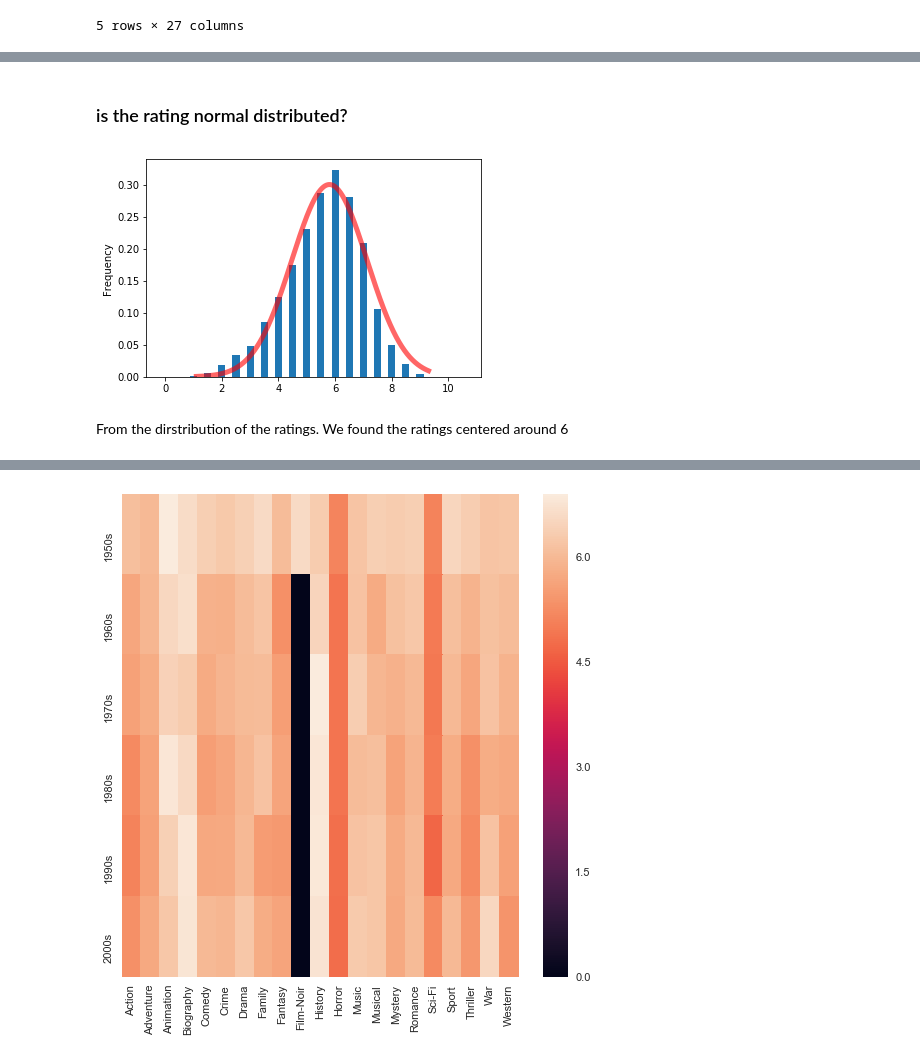
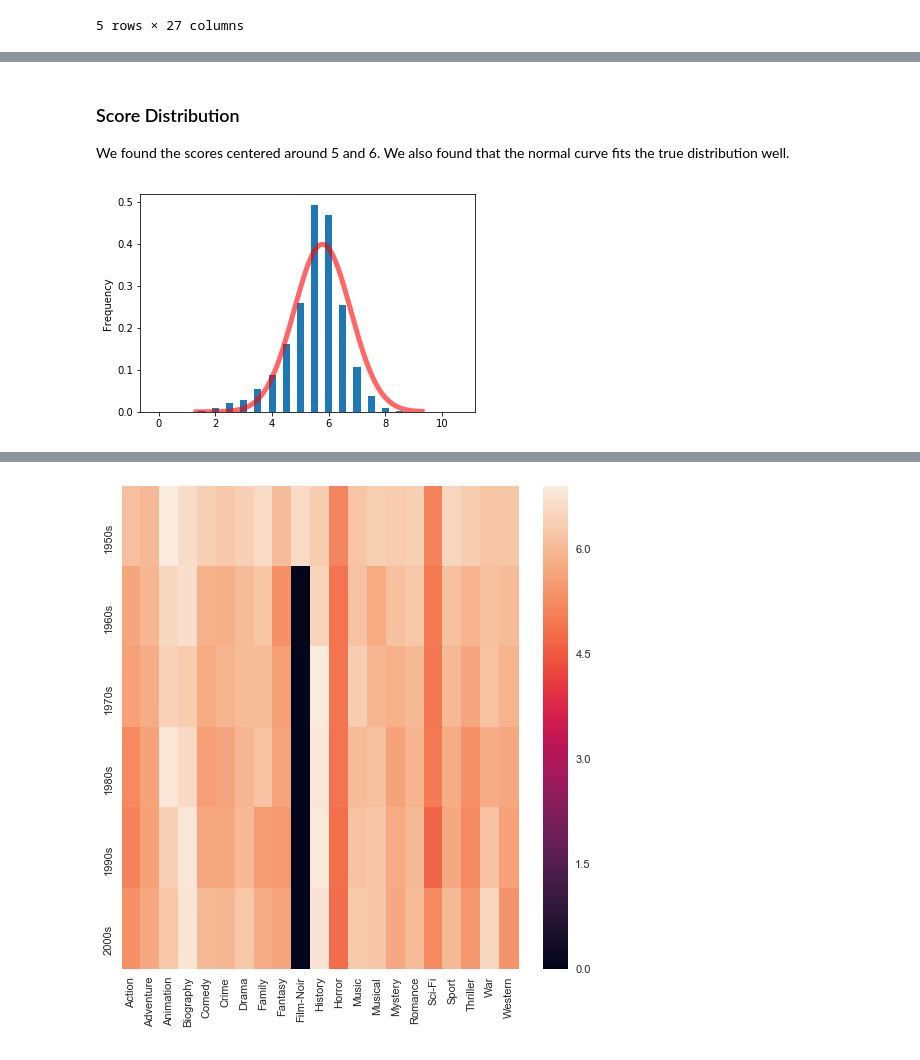
Before and after one commit to euyniy/Practical-Data-Science-Project, a Jupyter notebook: Analysis.ipynb, the cells around one changed output, grey strips where cells are left out. Cells and saved outputs as stored; diff of their text form; code cells hidden in the pictures.

```diff
--- a/Analysis.ipynb
+++ b/Analysis.ipynb
@@ -16,12 +41,8 @@ In order to obtain the data, we used 2 libraries. First we get the webpages in H
 # %%
-import requests, re
-import pandas as pd
-import numpy as np
-from time import sleep
-from bs4 import BeautifulSoup
 GENRES = ['Action', 'Adventure', 'Animation', 'Biography', 'Comedy', 'Crime', 'Documentary', 'Drama', 'Family',
 'Fantasy', 'Film-Noir', 'Game-Show', 'History', 'Horror', 'Music', 'Musical', 'Mystery', 'News', 'Reality-TV',
 'Romance', 'Sci-Fi', 'Sport', 'Talk-Show', 'Thriller', 'War', 'Western']
+FORMATTED = ["Genre_"+genre for genre in GENRES]
 # %% [markdown]
 the function that parses a single HTML page
 # %%
@@ -89,21 +110,11 @@ def parse_page(html, df):
 # %% [markdown]
 below is an example of a processed webpage.
 # %%
-d = pd.DataFrame(columns=['Name', "Rating", "Year", "Votes", "Gross", "Summary",
-                            "Genre_Action", "Genre_Adventure", "Genre_Animation",
-                            "Genre_Biography", "Genre_Comedy", "Genre_Crime",
-                            "Genre_Documentary", "Genre_Drama", "Genre_Family",
-                            "Genre_Fantasy", "Genre_Film-Noir", "Genre_Game-Show",
-                            "Genre_History", "Genre_Horror", "Genre_Music",
-                            "Genre_Musical", "Genre_Mystery", "Genre_News",
-                            "Genre_Reality-TV", "Genre_Romance", "Genre_Sci-Fi",
-                            "Genre_Sport", "Genre_Talk-Show", "Genre_Thriller",
-                            "Genre_War", "Genre_Western"])
-# demo & debug
+d = pd.DataFrame(columns=(['Name', "Rating", "Year", "Votes", "Gross", "Summary"]+FORMATTED))
 html = requests.get("https://www.imdb.com/search/title?title_type=feature&release_date=2014-01-01,&num_votes=1,&countries=us&count=250&sort=release_date,asc").text
 (df, link) = (parse_page(html, d))
 print(link)
-df.head()
+df.head(1)
 # %% [output]
 http://www.imdb.com/search/title?title_type=feature&release_date=2014-01-01,&num_votes=1,&countries=us&count=250&sort=release_date,asc&page=2&ref_=adv_nxt
 |  | Name | Rating | Year | Votes | Gross | Summary | Genre_Action | Genre_Adventure | Genre_Animation | ... |
@@ -149,7 +147,5 @@ df1 = pd.read_pickle("mov-1.pkl")
 df2 = pd.read_pickle("mov-2.pkl")
 df3 = pd.read_pickle("mov-3.pkl")
 movie_df = pd.concat([df1,df2, df3]).drop_duplicates().reset_index(drop=True)
-movie_df = movie_df[movie_df[movie_df.columns[6:]].sum(axis = 1) != 0]
-movie_df = movie_df[movie_df['Year'] <= 2010]
-movie_df.head()
+movie_df.shape
 # %% [output]
@@ -204,6 +206,7 @@ from collections import deque
 def get_values(df):
     v = []
     R = []
+    # loop through genres
     for genre in df.columns[6:-1]:
         v1 = sum(df[df[genre] == 1]['Votes'])
         r1 = np.mean(df[df[genre] == 1]['Rating'])
@@ -212,12 +215,22 @@ def get_values(df):
     m = np.mean(df['Votes'])
     C = np.mean(df['Rating'])
     return np.asarray(R), np.asarray(v), m, C
+
 def true_bayesian_estimate(df):
+    '''
+        df: movie data frame
+        return: the scores for each genre movie average score in the dataframe(the movie)
+    '''
     R, v, m, C = get_values(df)
     return (v/(v+m))*R + (m/(v+m))*C
+
 def true_bayesian_estimate_1(df):
+    '''
+        df: movie data frame
+        return: the scores for each row in the dataframe(the movie)
+    '''
     R = df["Rating"]
     v = df["Votes"]
-    m = v.quantile([.25, .5, .75])[0.25]
+    m = v.quantile([.25, .5, .75])[0.25] #the first quantile for number of votes
     C = (R).mean()
     return (v/(v+m))*R + (m/(v+m))*C
@@ -254,15 +252,12 @@ movie_df[10000:]
-# %% [markdown]
-### is the rating normal distributed?
+# %% [markdown]
+### Score Distribution
+We found the scores centered around 5 and 6. We also found that the normal curve fits the true distribution well.
 # %%
-from scipy.stats import norm
-
-r = movie_df['Rating']
+r = movie_df['Score']
 r.plot(kind='hist',histtype = 'bar', align = "left",rwidth = 0.5,bins=[i*0.5 for i in range(23)], normed = True)
 x = np.linspace(r.min(), r.max(), r.shape[0])
 rv = norm(loc = np.mean(r), scale = np.std(r))
 plt.plot(x, rv.pdf(x), 'r-', lw=5, alpha=0.6, label='norm pdf')
 plt.show()
 # %% [output]
-[figure, old version]
+[figure, new version]
-# %% [markdown]
-From the dirstribution of the ratings. We found the ratings centered around 6
```
Also changed, not shown: parts of 66 cells of this notebook.
